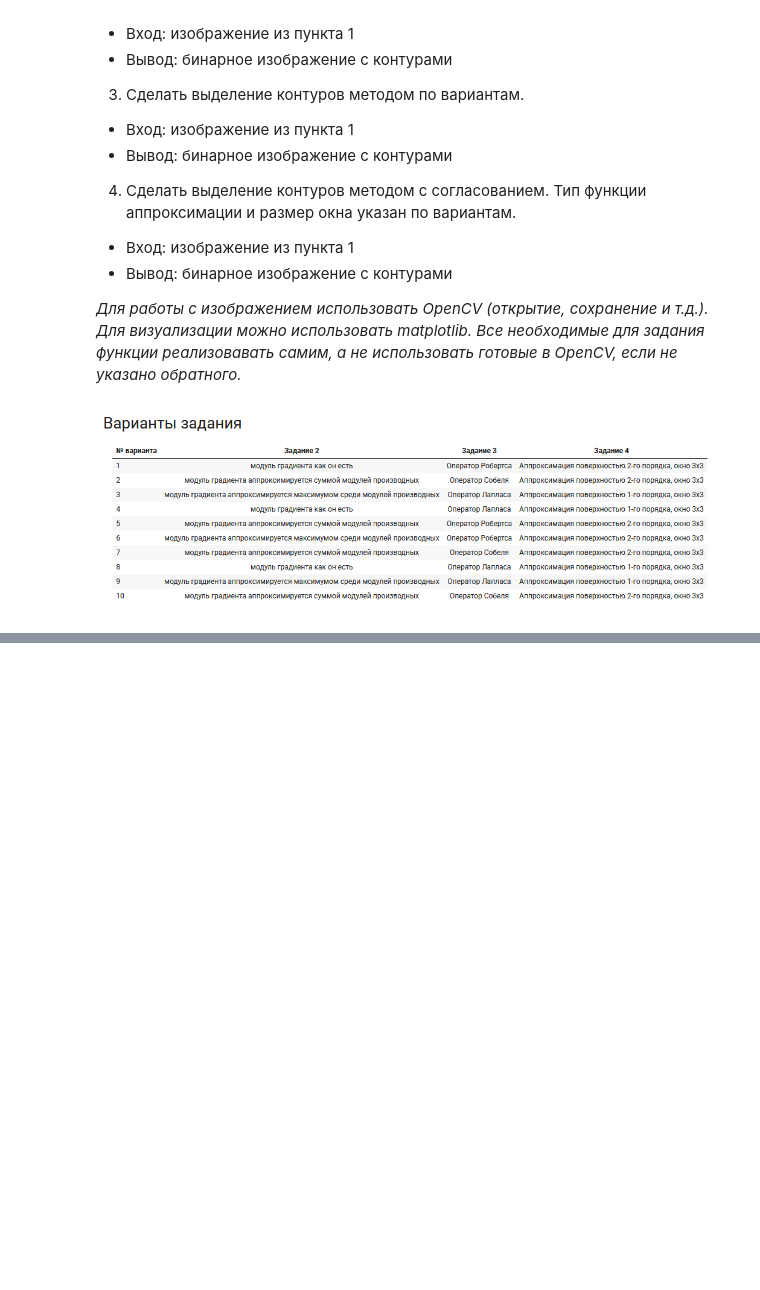
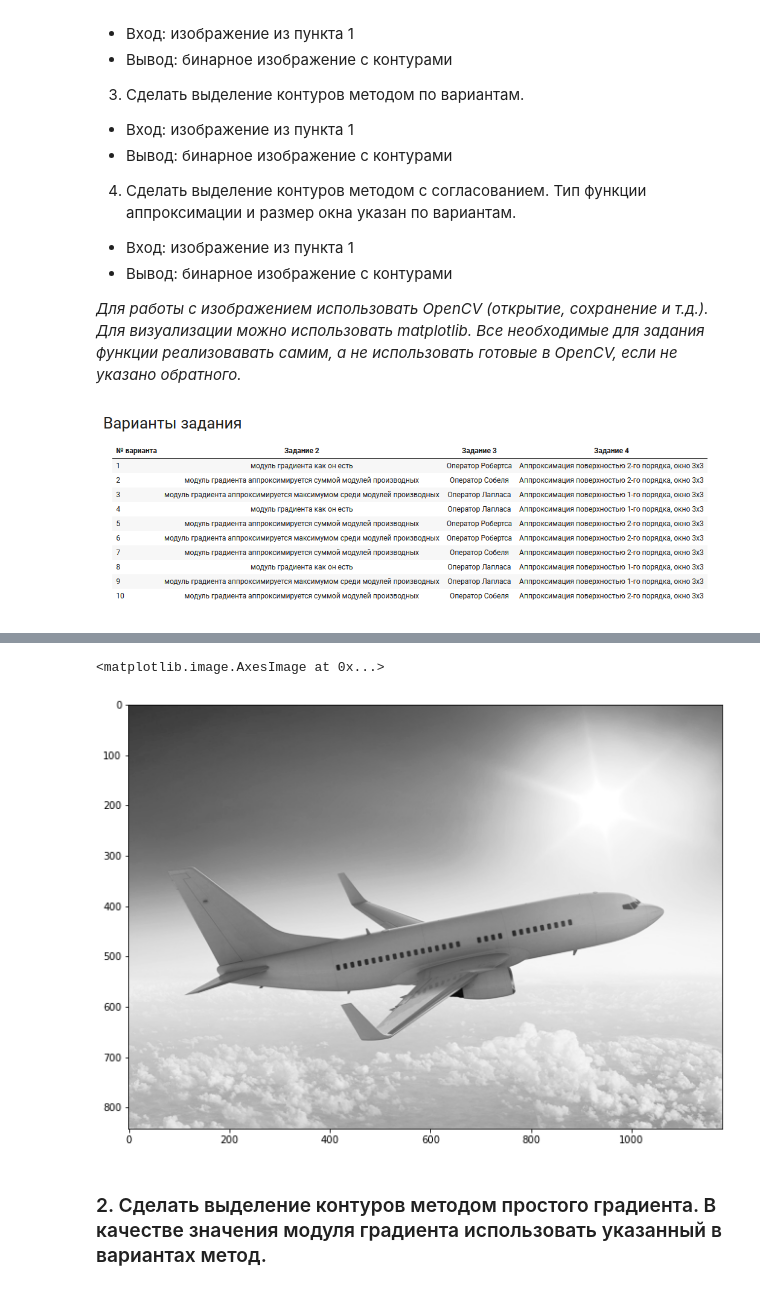
Before and after one commit to Dark-MonkGI/ImageProcessing_SAMARA_UNIVERSITY, a Jupyter notebook: 4. Highlighting contours/IP_6131-010402D_Griaznov_I_4.ipynb, the cells around one changed output, grey strips where cells are left out. Saved outputs shown, nothing was run; the diff lists cells and outputs as text; code cells hidden in the pictures; blank space fills up the shorter version.

```diff
--- a/4. Highlighting contours/IP_6131-010402D_Griaznov_I_4.ipynb
+++ b/4. Highlighting contours/IP_6131-010402D_Griaznov_I_4.ipynb
@@ -27,0 +55,10 @@ Variant № 8
+# %%
+img_gray = cv2.cvtColor(img, cv2.COLOR_BGR2GRAY)
+
+plt.figure(figsize=(14, 8))
+plt.imshow(img_gray, vmin=0, vmax=255, cmap='Greys_r')
+# %% [output]
+<matplotlib.image.AxesImage at 0x...>
+[figure, added]
+# %% [markdown]
+### 2. Сделать выделение контуров методом простого градиента. В качестве значения модуля градиента использовать указанный в вариантах метод.
```
Also changed, not shown: parts of 21 cells of this notebook, 1 other file.
